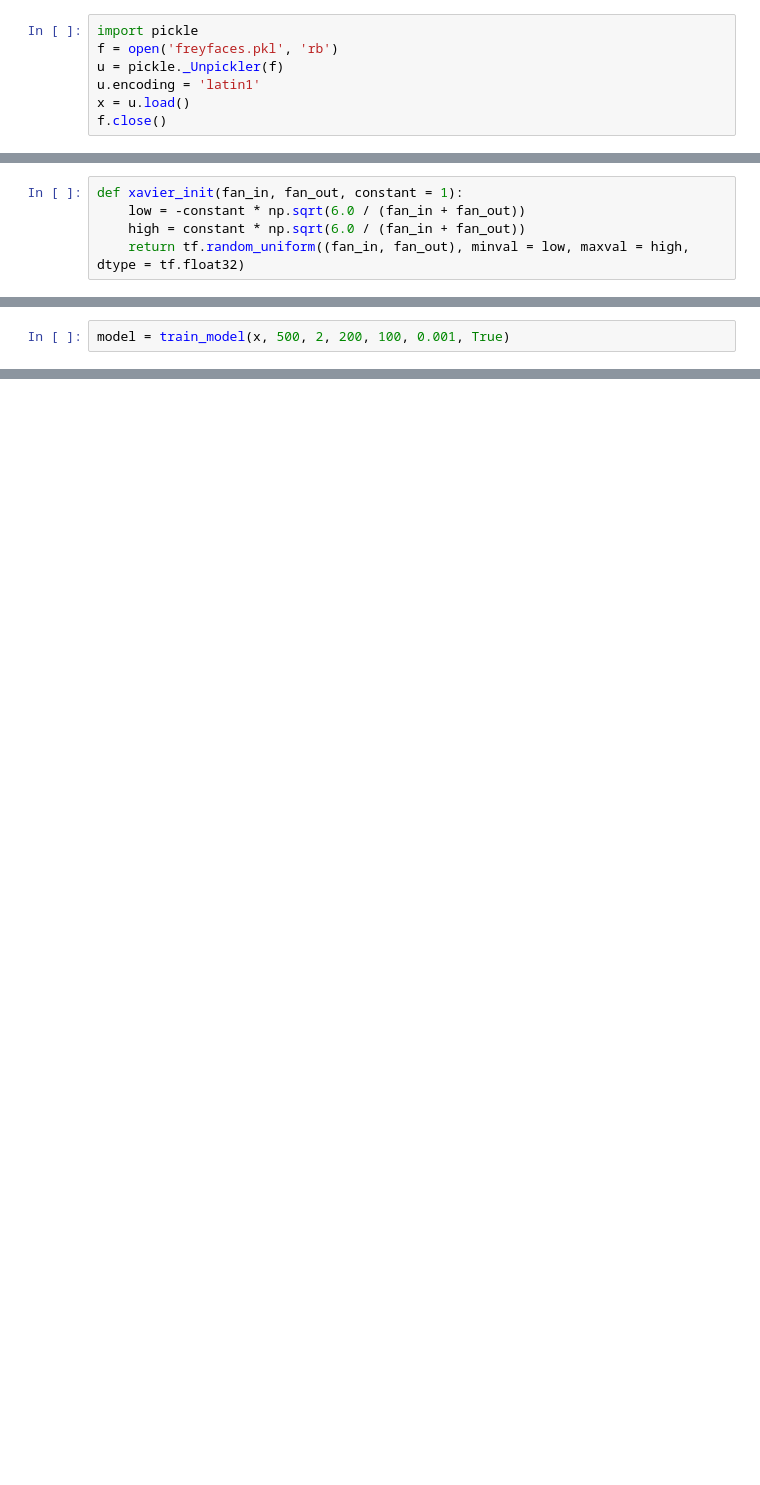
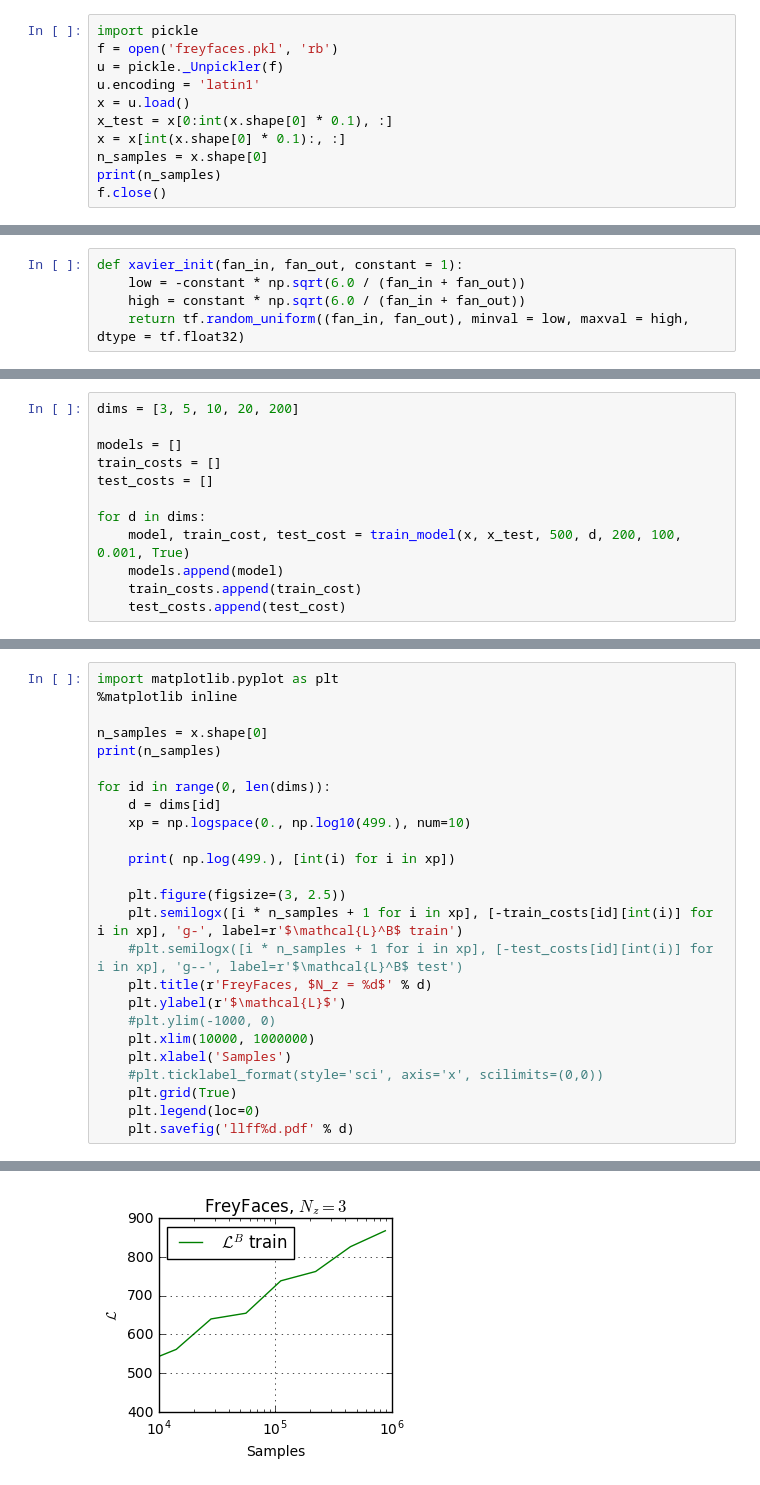
Before and after one commit to mhavasi/MLSALT4, a Jupyter notebook: VAE-Copy1.ipynb, the cells around one changed output, grey strips where cells are left out. Drawn from its saved outputs; the diff is of its cells as text; blank space fills up the shorter version.

```diff
--- a/VAE-Copy1.ipynb
+++ b/VAE-Copy1.ipynb
@@ -10,4 +10,8 @@ f = open('freyfaces.pkl', 'rb')
 u = pickle._Unpickler(f)
 u.encoding = 'latin1'
 x = u.load()
+x_test = x[0:int(x.shape[0] * 0.1), :]
+x = x[int(x.shape[0] * 0.1):, :]
+n_samples = x.shape[0]
+print(n_samples)
 f.close()
@@ -174,2 +187,0 @@ def train_model(data, epoch, latent_dim, hidden_units, batch_size, learning_rate
-# %%
-model = train_model(x, 500, 2, 200, 100, 0.001, True)
@@ -193,0 +188,12 @@ Epoch: 0481 cost= 338.093267931
+# %%
+dims = [3, 5, 10, 20, 200]
+
+models = []
+train_costs = []
+test_costs = []
+
+for d in dims:
+    model, train_cost, test_cost = train_model(x, x_test, 500, d, 200, 100, 0.001, True)
+    models.append(model)
+    train_costs.append(train_cost)
+    test_costs.append(test_cost)
@@ -193,0 +218,26 @@ Epoch: 0481 cost= 338.093267931
+# %%
+import matplotlib.pyplot as plt
+%matplotlib inline
+
+n_samples = x.shape[0]
+print(n_samples)
+
+for id in range(0, len(dims)):
+    d = dims[id]
+    xp = np.logspace(0., np.log10(499.), num=10)
+
+    print( np.log(499.), [int(i) for i in xp])
+
+    plt.figure(figsize=(3, 2.5))
+    plt.semilogx([i * n_samples + 1 for i in xp], [-train_costs[id][int(i)] for i in xp], 'g-', label=r'$\mathcal{L}^B$ train')
+    #plt.semilogx([i * n_samples + 1 for i in xp], [-test_costs[id][int(i)] for i in xp], 'g--', label=r'$\mathcal{L}^B$ test')
+    plt.title(r'FreyFaces, $N_z = %d$' % d)
+    plt.ylabel(r'$\mathcal{L}$')
+    #plt.ylim(-1000, 0)
+    plt.xlim(10000, 1000000)
+    plt.xlabel('Samples')
+    #plt.ticklabel_format(style='sci', axis='x', scilimits=(0,0))
+    plt.grid(True)
+    plt.legend(loc=0)
+    plt.savefig('llff%d.pdf' % d)
+# %% [output]
@@ -193,0 +250 @@ Epoch: 0481 cost= 338.093267931
+[figure, added]
```
Also changed, not shown: parts of 7 cells of this notebook, 1 other file.
